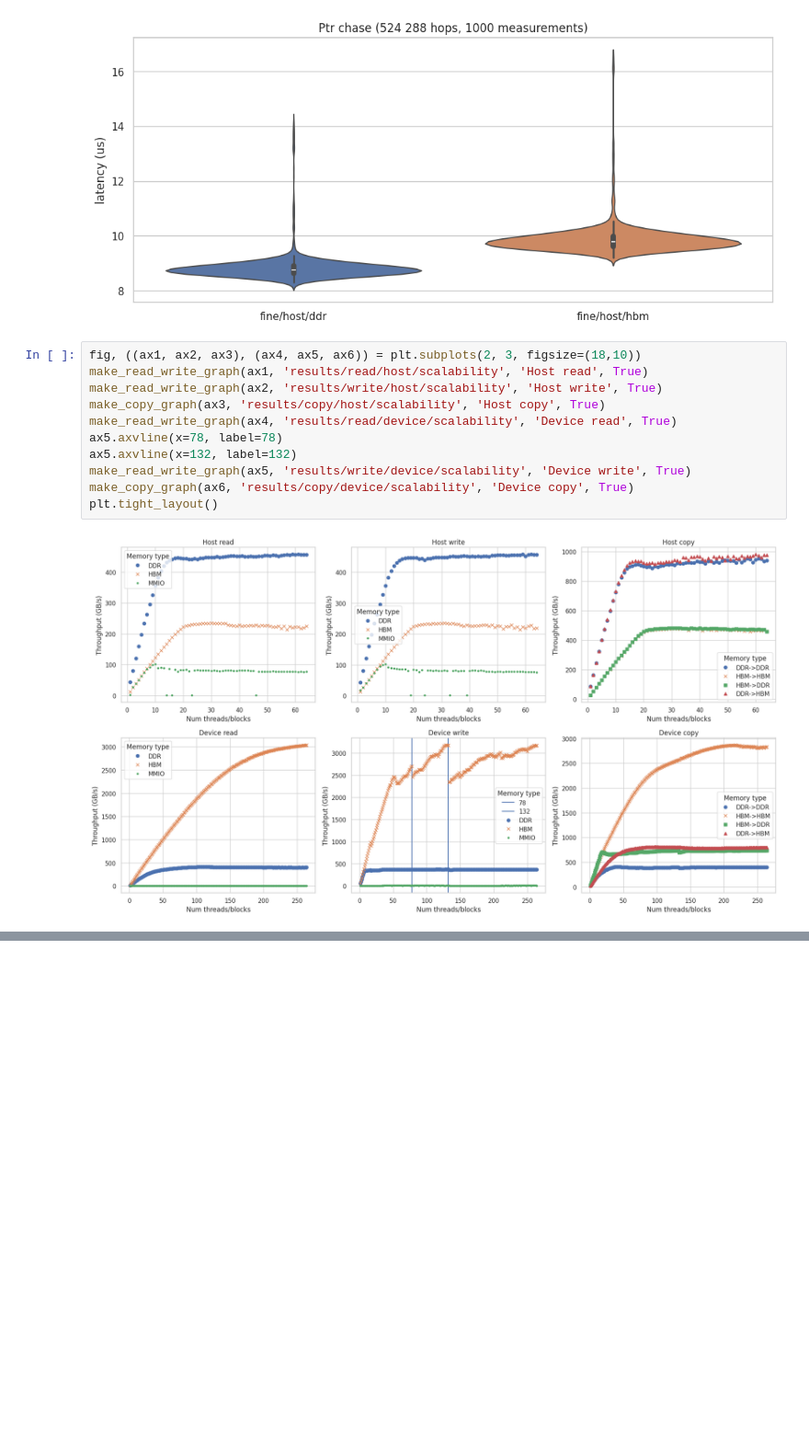
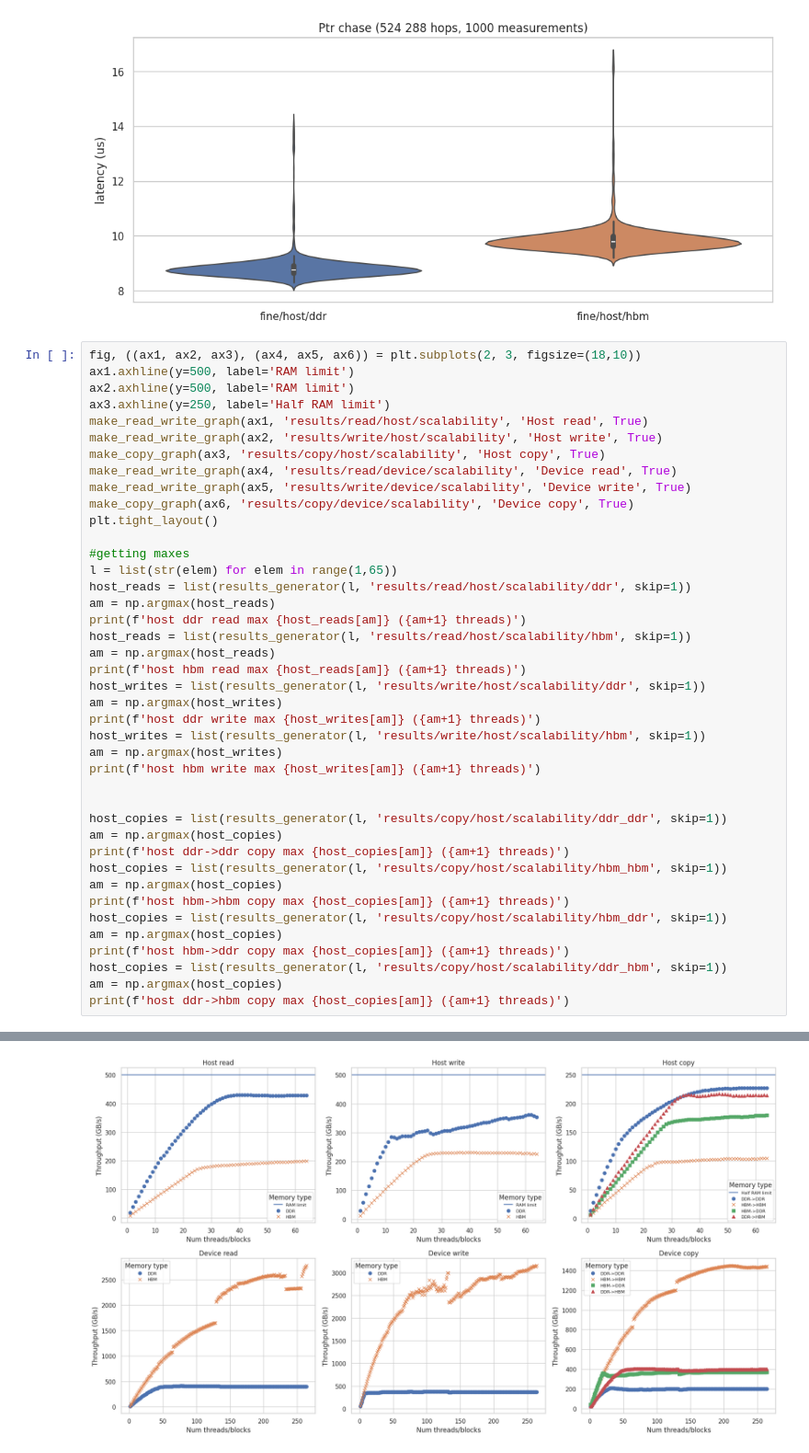
Before and after one commit to ntua-el20062/grace-hopper-benchmark, a Jupyter notebook: src/paper.ipynb, the cells around one changed output, grey strips where cells are left out. Shown at 92% size. Drawn from its saved outputs; the diff is of its cells as text; blank space fills up the shorter version.

```diff
--- a/src/paper.ipynb
+++ b/src/paper.ipynb
@@ -185,16 +224,45 @@ plt.ylabel('latency (us)')
 ax = sns.violinplot(data)
 # %% [output]
 [figure]
-# %%
-fig, ((ax1, ax2, ax3), (ax4, ax5, ax6)) = plt.subplots(2, 3, figsize=(18,10))
-make_read_write_graph(ax1, 'results/read/host/scalability', 'Host read', True)
-make_read_write_graph(ax2, 'results/write/host/scalability', 'Host write', True)
-make_copy_graph(ax3, 'results/copy/host/scalability', 'Host copy', True)
-make_read_write_graph(ax4, 'results/read/device/scalability', 'Device read', True)
-ax5.axvline(x=78, label=78)
-ax5.axvline(x=132, label=132)
-make_read_write_graph(ax5, 'results/write/device/scalability', 'Device write', True)
-make_copy_graph(ax6, 'results/copy/device/scalability', 'Device copy', True)
-plt.tight_layout()
-# %% [output]
-[figure, removed]
+# %%
+fig, ((ax1, ax2, ax3), (ax4, ax5, ax6)) = plt.subplots(2, 3, figsize=(18,10))
+ax1.axhline(y=500, label='RAM limit')
+ax2.axhline(y=500, label='RAM limit')
+ax3.axhline(y=250, label='Half RAM limit')
+make_read_write_graph(ax1, 'results/read/host/scalability', 'Host read', True)
+make_read_write_graph(ax2, 'results/write/host/scalability', 'Host write', True)
+make_copy_graph(ax3, 'results/copy/host/scalability', 'Host copy', True)
+make_read_write_graph(ax4, 'results/read/device/scalability', 'Device read', True)
+make_read_write_graph(ax5, 'results/write/device/scalability', 'Device write', True)
+make_copy_graph(ax6, 'results/copy/device/scalability', 'Device copy', True)
+plt.tight_layout()
+
+#getting maxes
+l = list(str(elem) for elem in range(1,65))
+host_reads = list(results_generator(l, 'results/read/host/scalability/ddr', skip=1))
+am = np.argmax(host_reads)
+print(f'host ddr read max {host_reads[am]} ({am+1} threads)')
+host_reads = list(results_generator(l, 'results/read/host/scalability/hbm', skip=1))
+am = np.argmax(host_reads)
+print(f'host hbm read max {host_reads[am]} ({am+1} threads)')
+host_writes = list(results_generator(l, 'results/write/host/scalability/ddr', skip=1))
+am = np.argmax(host_writes)
+print(f'host ddr write max {host_writes[am]} ({am+1} threads)')
+host_writes = list(results_generator(l, 'results/write/host/scalability/hbm', skip=1))
+am = np.argmax(host_writes)
+print(f'host hbm write max {host_writes[am]} ({am+1} threads)')
+
+
+host_copies = list(results_generator(l, 'results/copy/host/scalability/ddr_ddr', skip=1))
+am = np.argmax(host_copies)
+print(f'host ddr->ddr copy max {host_copies[am]} ({am+1} threads)')
+host_copies = list(results_generator(l, 'results/copy/host/scalability/hbm_hbm', skip=1))
+am = np.argmax(host_copies)
+print(f'host hbm->hbm copy max {host_copies[am]} ({am+1} threads)')
+host_copies = list(results_generator(l, 'results/copy/host/scalability/hbm_ddr', skip=1))
+am = np.argmax(host_copies)
+print(f'host hbm->ddr copy max {host_copies[am]} ({am+1} threads)')
+host_copies = list(results_generator(l, 'results/copy/host/scalability/ddr_hbm', skip=1))
+am = np.argmax(host_copies)
+print(f'host ddr->hbm copy max {host_copies[am]} ({am+1} threads)')
+# %% [output]
@@ -200,0 +277 @@ plt.tight_layout()
+[figure, added]
```
Also changed, not shown: parts of 9 cells of this notebook, 12 other files.
